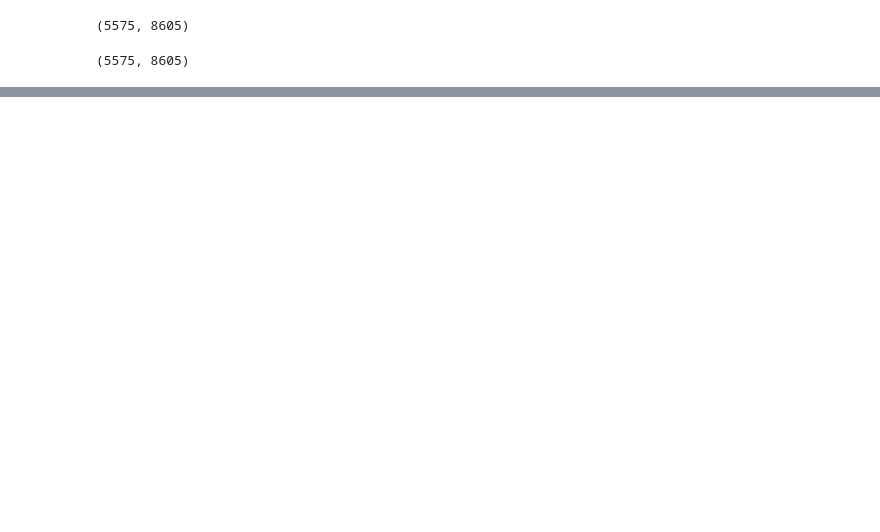
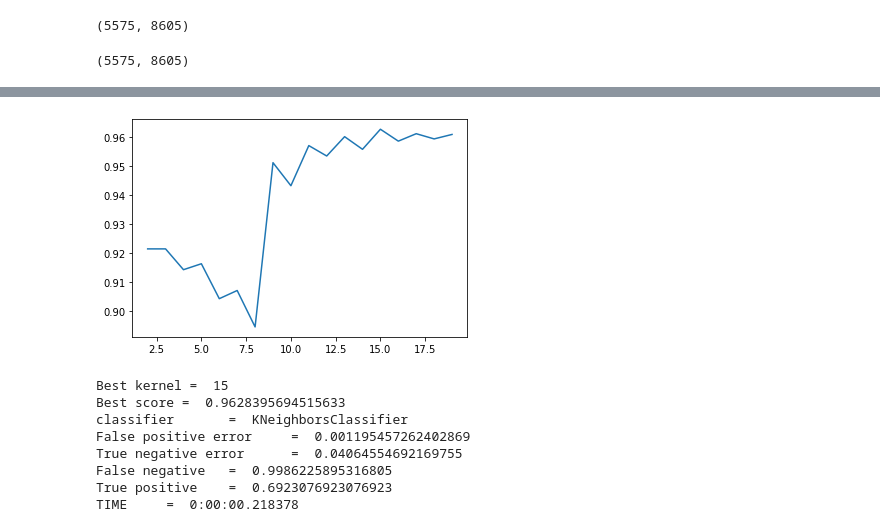
Before and after one commit to olha-kaminska/bachelor_thesis, a Jupyter notebook: Diploma.ipynb, the cells around one changed output, grey strips where cells are left out. Cells and saved outputs as stored; diff of their text form; code cells hidden in the pictures; blank space fills up the shorter version.

```diff
--- a/Diploma.ipynb
+++ b/Diploma.ipynb
@@ -33,0 +3,9 @@ print (len(X), len(y))
+# %%
+config = reload_config("conf.yaml")
+columns = config['columns']
+seed: int = config['seed']
+# %%
+X, y = read.read_x_and_y(u".\spam.csv")
+print(y[: 5])
+print(X[2: 3])
+print(len(X), len(y))
@@ -402,0 +54,15 @@ TIME =  0:00:01.592091
+# %%
+def make_worker(*args):
+    return Worker(seed, columns, X_train, X_test, y_train, y_test, *args)
+# %%
+make_worker(range(2, 20), lambda k: KNeighborsClassifier(n_neighbors=k)).all_in_one("KNeighborsClassifier")
+# %% [output]
+[figure, added]
+Best kernel =  15
+Best score =  0.9628395694515633
+classifier       =  KNeighborsClassifier
+False positive error     =  0.001195457262402869
+True negative error      =  0.04064554692169755
+False negative   =  0.9986225895316805
+True positive    =  0.6923076923076923
+TIME     =  0:00:00.218378
```
Also changed, not shown: parts of 17 cells of this notebook, 4 other files.
